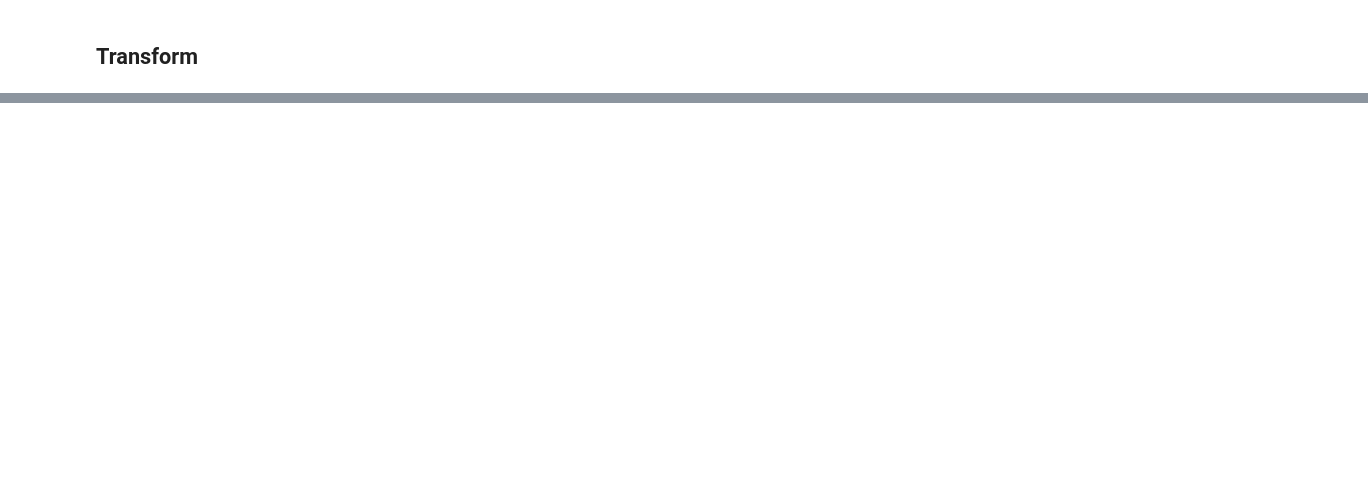
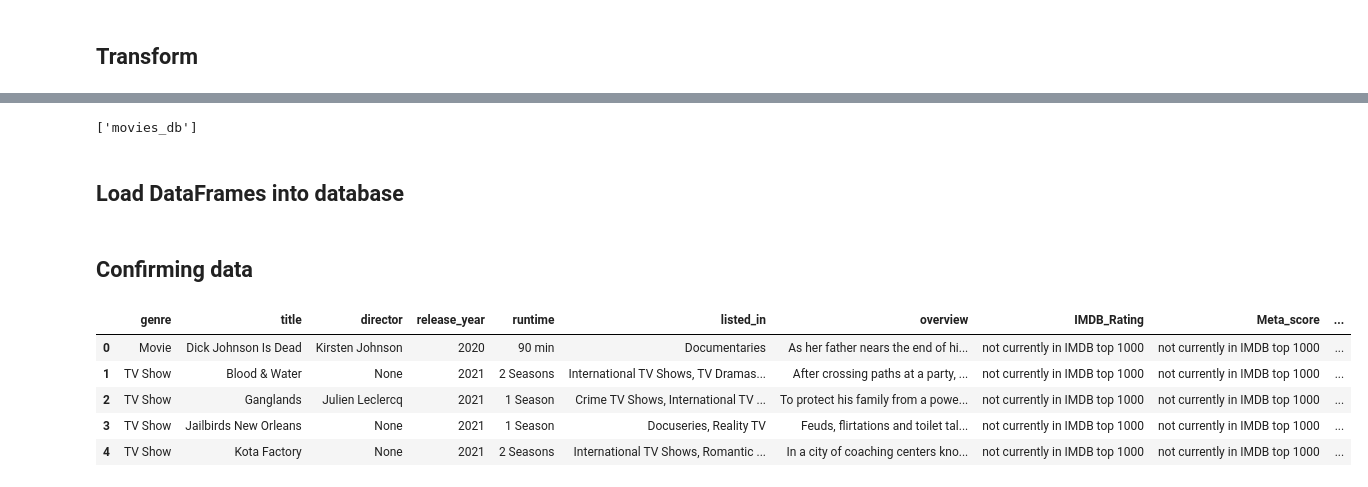
Before and after one commit to Shannon-Watts/netflix_analysis, a Jupyter notebook: netflix_etl (2).ipynb, the cells around one changed output, grey strips where cells are left out. Saved outputs shown, nothing was run; the diff lists cells and outputs as text; code cells hidden in the pictures; blank space fills up the shorter version.

```diff
--- a/netflix_etl (2).ipynb
+++ b/netflix_etl (2).ipynb
@@ -71,0 +151,10 @@ netflix_imdb1.head()
+# %%
+rds_connection_string = f'{protocol}://{username}:{password}@{host}:{port}/{database_name}'
+# %%
+engine = create_engine(rds_connection_string)
+# %%
+engine.table_names()
+# %% [output]
+['movies_db']
+# %% [markdown]
+##  Load DataFrames into database
@@ -71,0 +163,11 @@ netflix_imdb1.head()
+# %% [markdown]
+## Confirming data
+# %%
+pd.read_sql_query('select * from movies_db', con=engine).head()
+# %% [output]
+|  | genre | title | director | release_year | runtime | listed_in | overview | IMDB_Rating | Meta_score | ... |
+| 0 | Movie | Dick Johnson Is Dead | Kirsten Johnson | 2020 | 90 min | Documentaries | As her father nears the end of hi... | not currently in IMDB top 1000 | not currently in IMDB top 1000 | ... |
+| 1 | TV Show | Blood & Water | None | 2021 | 2 Seasons | International TV Shows, TV Dramas... | After crossing paths at a party, ... | not currently in IMDB top 1000 | not currently in IMDB top 1000 | ... |
+| 2 | TV Show | Ganglands | Julien Leclercq | 2021 | 1 Season | Crime TV Shows, International TV ... | To protect his family from a powe... | not currently in IMDB top 1000 | not currently in IMDB top 1000 | ... |
+| 3 | TV Show | Jailbirds New Orleans | None | 2021 | 1 Season | Docuseries, Reality TV | Feuds, flirtations and toilet tal... | not currently in IMDB top 1000 | not currently in IMDB top 1000 | ... |
+| 4 | TV Show | Kota Factory | None | 2021 | 2 Seasons | International TV Shows, Romantic ... | In a city of coaching centers kno... | not currently in IMDB top 1000 | not currently in IMDB top 1000 | ... |
```
Also changed, not shown: parts of 14 cells of this notebook.
